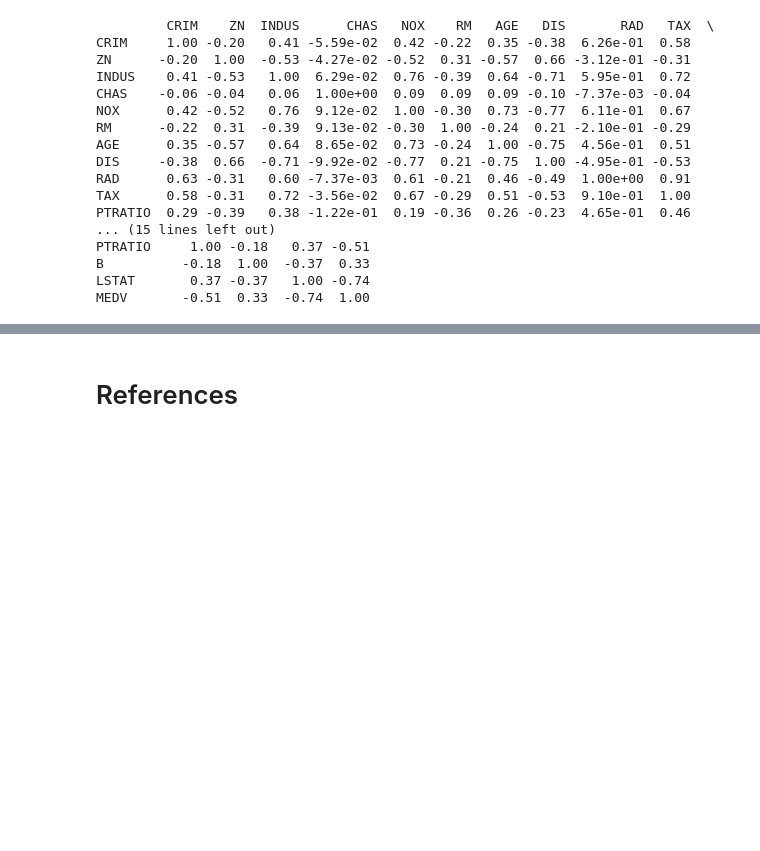
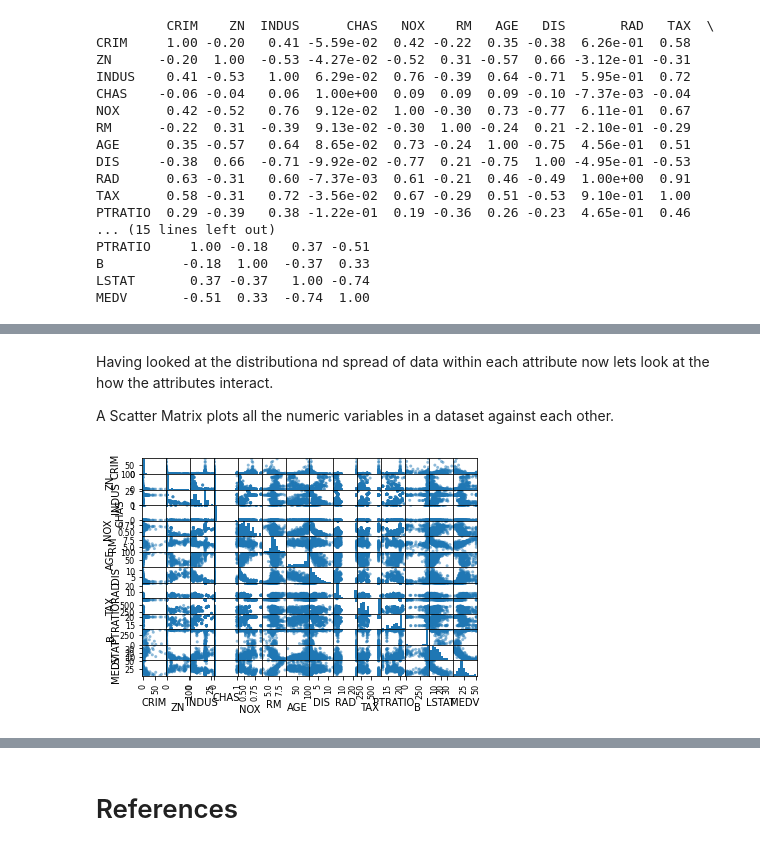
Before and after one commit to SharonNicG/52954-Machine-Learning-and-Statistics, a Jupyter notebook: scikit-learn.ipynb, the cells around one changed output, grey strips where cells are left out. Saved outputs shown, nothing was run; the diff lists cells and outputs as text; code cells hidden in the pictures; blank space fills up the shorter version.

```diff
--- a/scikit-learn.ipynb
+++ b/scikit-learn.ipynb
@@ -209,0 +248,9 @@ MEDV       -0.51  0.33  -0.74  1.00
+# %% [markdown]
+Having looked at the distributiona nd spread of data within each attribute now lets look at the how the attributes interact.
+
+A Scatter Matrix plots all the numeric variables in a dataset against each other.
+# %%
+scatter_matrix(dataset)
+pyplot.show()
+# %% [output]
+[figure, added]
```
Also changed, not shown: parts of 16 cells of this notebook.
